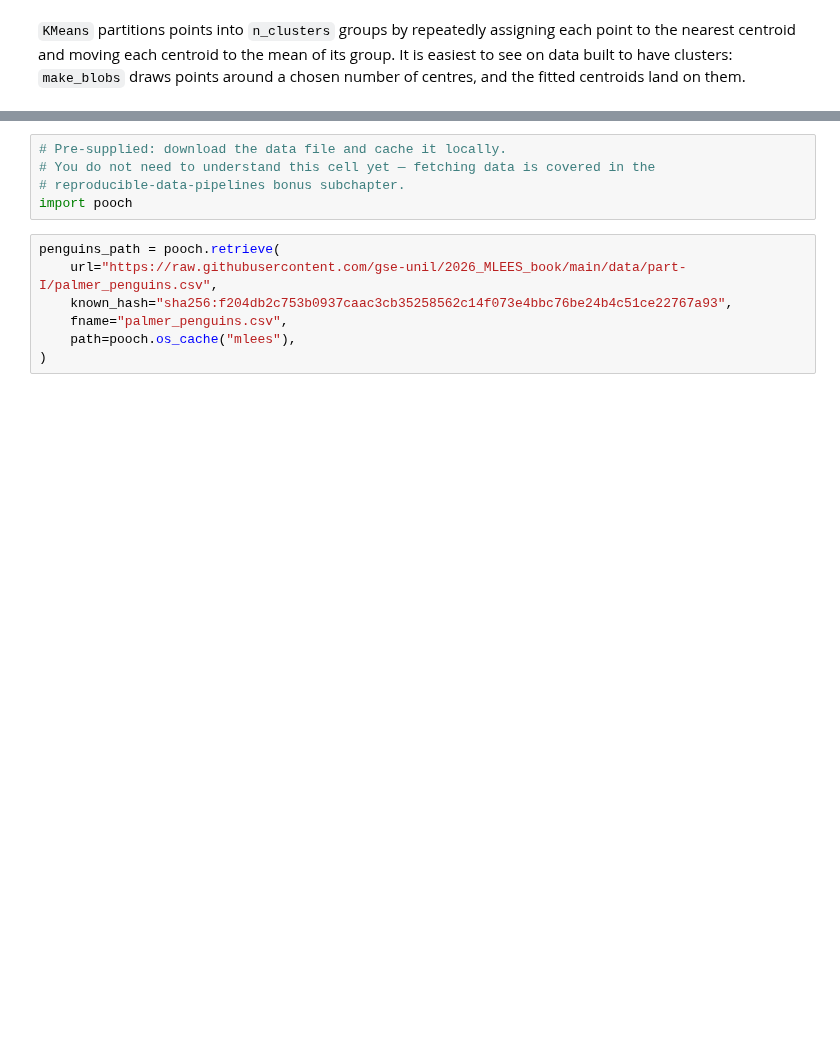
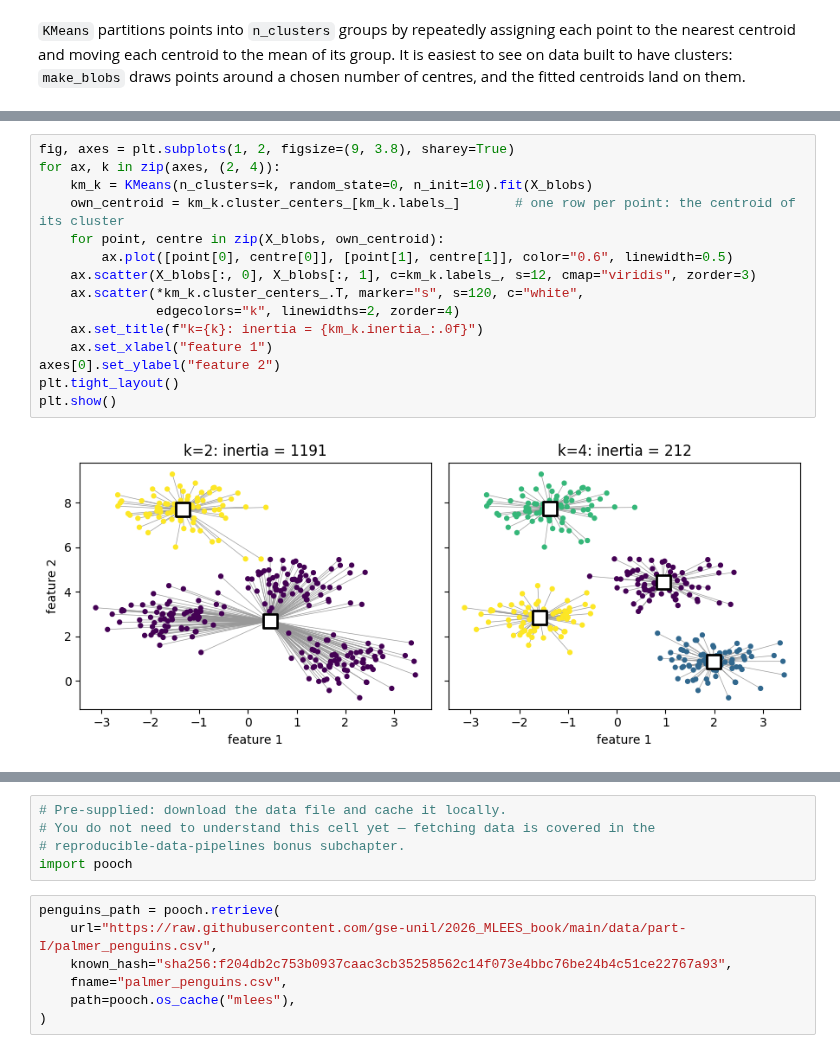
Before and after one commit to fiona-crdt/2026_Intro_Python, a Jupyter notebook: live/part-I/1.8-statistical-foundations-and-ml.ipynb, the cells around one changed output, grey strips where cells are left out. Drawn from its saved outputs; the diff is of its cells as text; blank space fills up the shorter version.

```diff
--- a/live/part-I/1.8-statistical-foundations-and-ml.ipynb
+++ b/live/part-I/1.8-statistical-foundations-and-ml.ipynb
@@ -169,3 +249,20 @@ plt.show()
+# %%
+fig, axes = plt.subplots(1, 2, figsize=(9, 3.8), sharey=True)
+for ax, k in zip(axes, (2, 4)):
+    km_k = KMeans(n_clusters=k, random_state=0, n_init=10).fit(X_blobs)
+    own_centroid = km_k.cluster_centers_[km_k.labels_]       # one row per point: the centroid of its cluster
+    for point, centre in zip(X_blobs, own_centroid):
+        ax.plot([point[0], centre[0]], [point[1], centre[1]], color="0.6", linewidth=0.5)
+    ax.scatter(X_blobs[:, 0], X_blobs[:, 1], c=km_k.labels_, s=12, cmap="viridis", zorder=3)
+    ax.scatter(*km_k.cluster_centers_.T, marker="s", s=120, c="white",
+               edgecolors="k", linewidths=2, zorder=4)
+    ax.set_title(f"k={k}: inertia = {km_k.inertia_:.0f}")
+    ax.set_xlabel("feature 1")
+axes[0].set_ylabel("feature 2")
+plt.tight_layout()
+plt.show()
+# %% [output]
+[figure, added]
 # %% [markdown]
 #### The Palmer Penguins dataset
 
```
Also changed, not shown: parts of 74 cells of this notebook.
